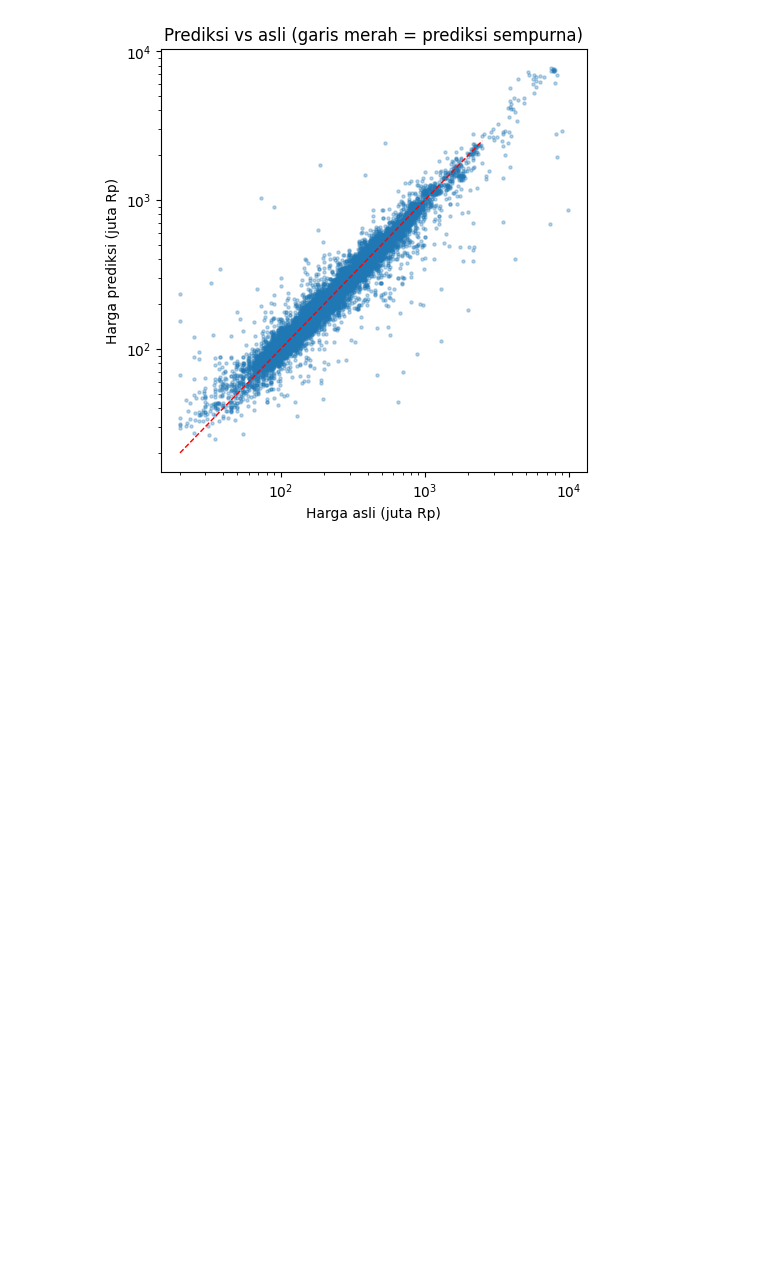
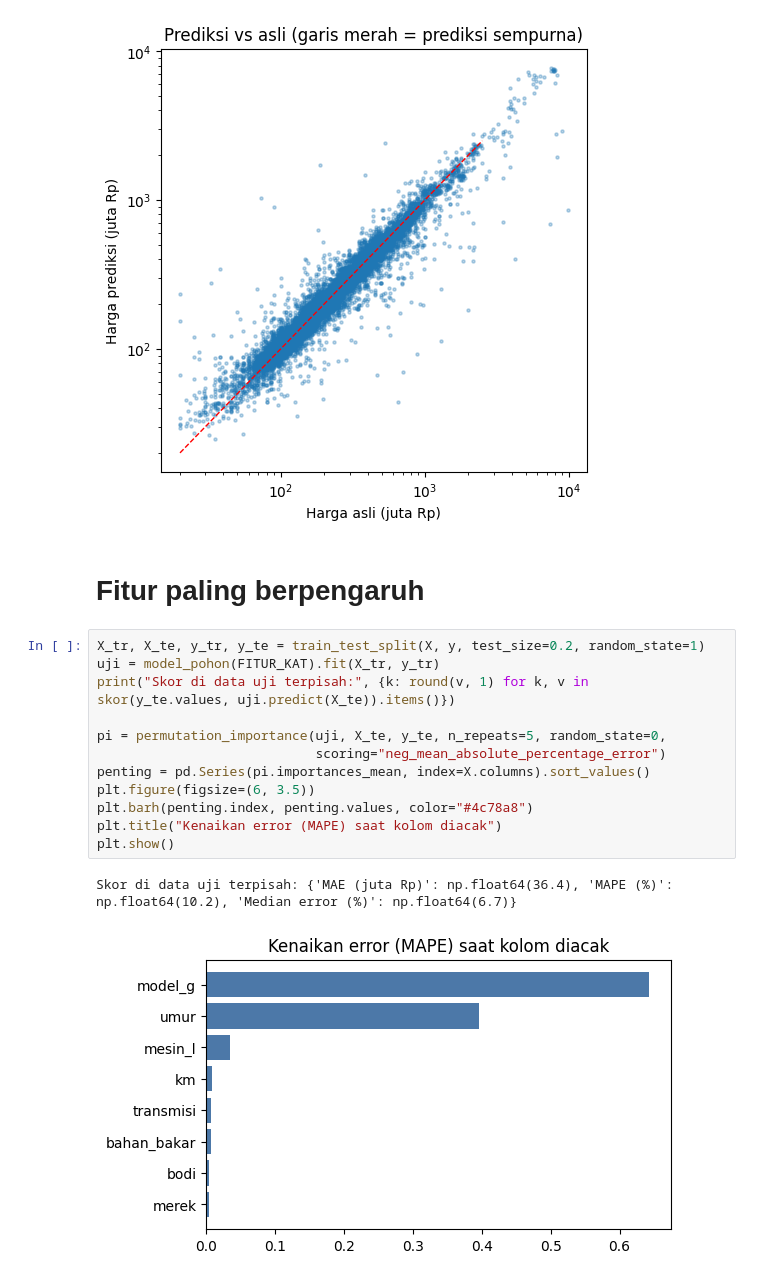
Before and after one commit to jasonalexanderjsnaldr/used-car-price-prediction, a Jupyter notebook: notebook/02.notebooks.ipynb, the cells around one changed output. Drawn from its saved outputs; the diff is of its cells as text; blank space fills up the shorter version.

```diff
--- a/notebook/02.notebooks.ipynb
+++ b/notebook/02.notebooks.ipynb
@@ -272,3 +272,20 @@ plt.title("Prediksi vs asli (garis merah = prediksi sempurna)")
 plt.show()
 # %% [output]
 [figure]
+# %% [markdown]
+# Fitur paling berpengaruh
+# %%
+X_tr, X_te, y_tr, y_te = train_test_split(X, y, test_size=0.2, random_state=1)
+uji = model_pohon(FITUR_KAT).fit(X_tr, y_tr)
+print("Skor di data uji terpisah:", {k: round(v, 1) for k, v in skor(y_te.values, uji.predict(X_te)).items()})
+
+pi = permutation_importance(uji, X_te, y_te, n_repeats=5, random_state=0,
+                            scoring="neg_mean_absolute_percentage_error")
+penting = pd.Series(pi.importances_mean, index=X.columns).sort_values()
+plt.figure(figsize=(6, 3.5))
+plt.barh(penting.index, penting.values, color="#4c78a8")
+plt.title("Kenaikan error (MAPE) saat kolom diacak")
+plt.show()
+# %% [output]
+Skor di data uji terpisah: {'MAE (juta Rp)': np.float64(36.4), 'MAPE (%)': np.float64(10.2), 'Median error (%)': np.float64(6.7)}
+[figure, added]
```
